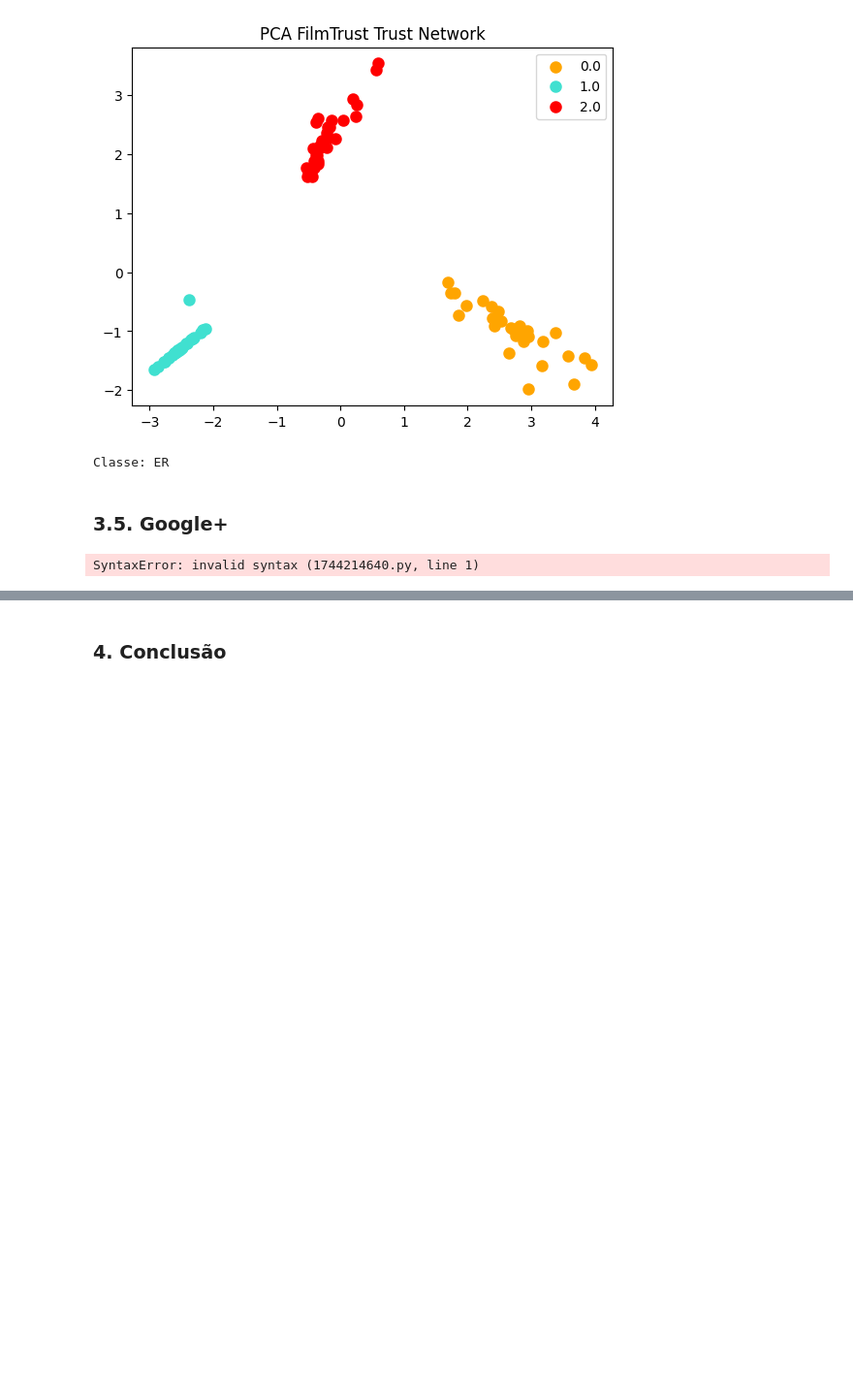
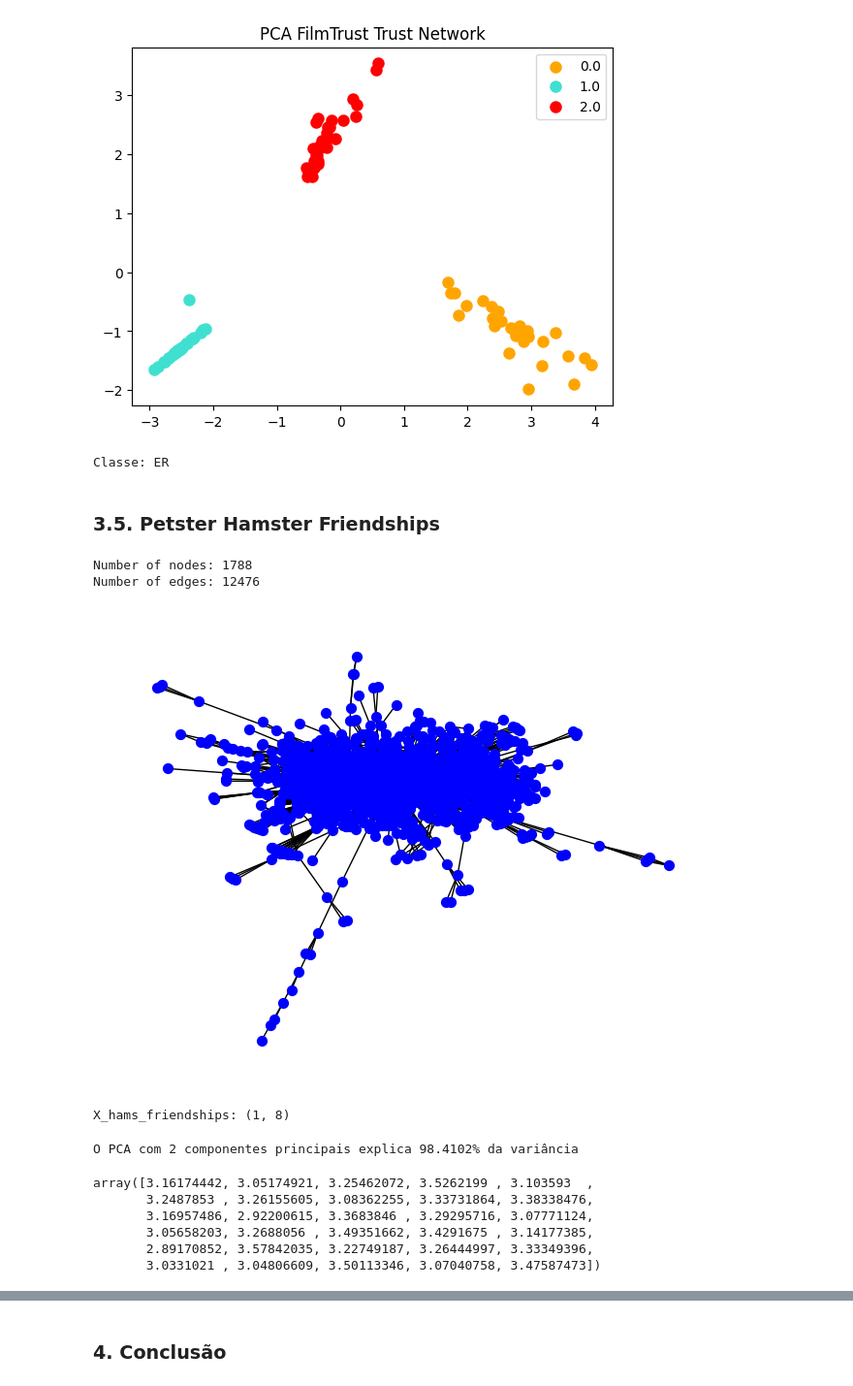
Before and after one commit to Cizika/social-networks-analysis, a Jupyter notebook: Análise das Redes Sociais.ipynb, the cells around one changed output, grey strips where cells are left out. Shown at 97% size. Drawn from its saved outputs; the diff is of its cells as text; code cells hidden in the pictures; blank space fills up the shorter version.

Commit message:
Adição da rede Petster Hamster Friendships

```diff
--- a/Análise das Redes Sociais.ipynb
+++ b/Análise das Redes Sociais.ipynb
@@ -416,8 +426,26 @@ print('Classe:', cl[int(y_pred)])
 # %% [output]
 Classe: ER
 # %% [markdown]
-### 3.5. Google+
+### 3.5. Petster Hamster Friendships
-# %%
-http://konect.cc/networks/ego-gplus/
-# %% [output]
-SyntaxError: invalid syntax (1744214640.py, line 1)
+# %%
+# Lendo rede social Hamsterster friendships http://konect.cc/networks/petster-friendships-hamster/
+hams_friendships_graph = nx.read_edgelist("data/petster-friendships-hamster.txt", nodetype=int, data=(('weight',float),))
+hams_friendships_graph = hams_friendships_graph.to_undirected()
+hams_friendships_graph.remove_edges_from(nx.selfloop_edges(hams_friendships_graph))
+
+# Selecionando maior componente
+Gcc = sorted(nx.connected_components(hams_friendships_graph), key=len, reverse=True)
+hams_friendships_graph = hams_friendships_graph.subgraph(Gcc[0])
+hams_friendships_graph = nx.convert_node_labels_to_integers(hams_friendships_graph, first_label=0)
+# %%
+N = len(hams_friendships_graph)
+M = hams_friendships_graph.number_of_edges()
+print('Number of nodes:', N)
+print('Number of edges:', M)
+
+pos = nx.spring_layout(hams_friendships_graph)
+nx.draw(hams_friendships_graph, pos, node_color="b", node_size=50, with_labels=False)
+# %% [output]
+Number of nodes: 1788
+Number of edges: 12476
+[figure, added]
@@ -423,0 +455,29 @@ SyntaxError: invalid syntax (1744214640.py, line 1)
+# %%
+# Ajustando a escala das variáveis com o StandardScaler
+scaler = StandardScaler()
+X_train = scaler.fit_transform(X_train)
+
+X_hams_friendships = X_hams_friendships.reshape(1, len(X_hams_friendships))
+X_hams_friendships = scaler.transform(X_hams_friendships)
+print('X_hams_friendships:', X_hams_friendships.shape)
+# %% [output]
+X_hams_friendships: (1, 8)
+# %%
+# Aplicando Análise de Componentes Principais (PCA)
+pca = PCA(n_components = 2)
+X_r = pca.fit_transform(X_train)
+
+# Compreendendo variância explicada
+explained_variance = sum(pca.explained_variance_ratio_.tolist()[:2]) * 100
+print(f"O PCA com 2 componentes principais explica {explained_variance:.4f}% da variância")
+# %% [output]
+O PCA com 2 componentes principais explica 98.4102% da variância
+# %%
+X_r[y_train == 1.0, 0]
+# %% [output]
+array([3.16174442, 3.05174921, 3.25462072, 3.5262199 , 3.103593  ,
+       3.2487853 , 3.26155605, 3.08362255, 3.33731864, 3.38338476,
+       3.16957486, 2.92200615, 3.3683846 , 3.29295716, 3.07771124,
+       3.05658203, 3.2688056 , 3.49351662, 3.4291675 , 3.14177385,
+       2.89170852, 3.57842035, 3.22749187, 3.26444997, 3.33349396,
+       3.0331021 , 3.04806609, 3.50113346, 3.07040758, 3.47587473])
```
Also changed, not shown: parts of 5 cells of this notebook, 2 other files.
